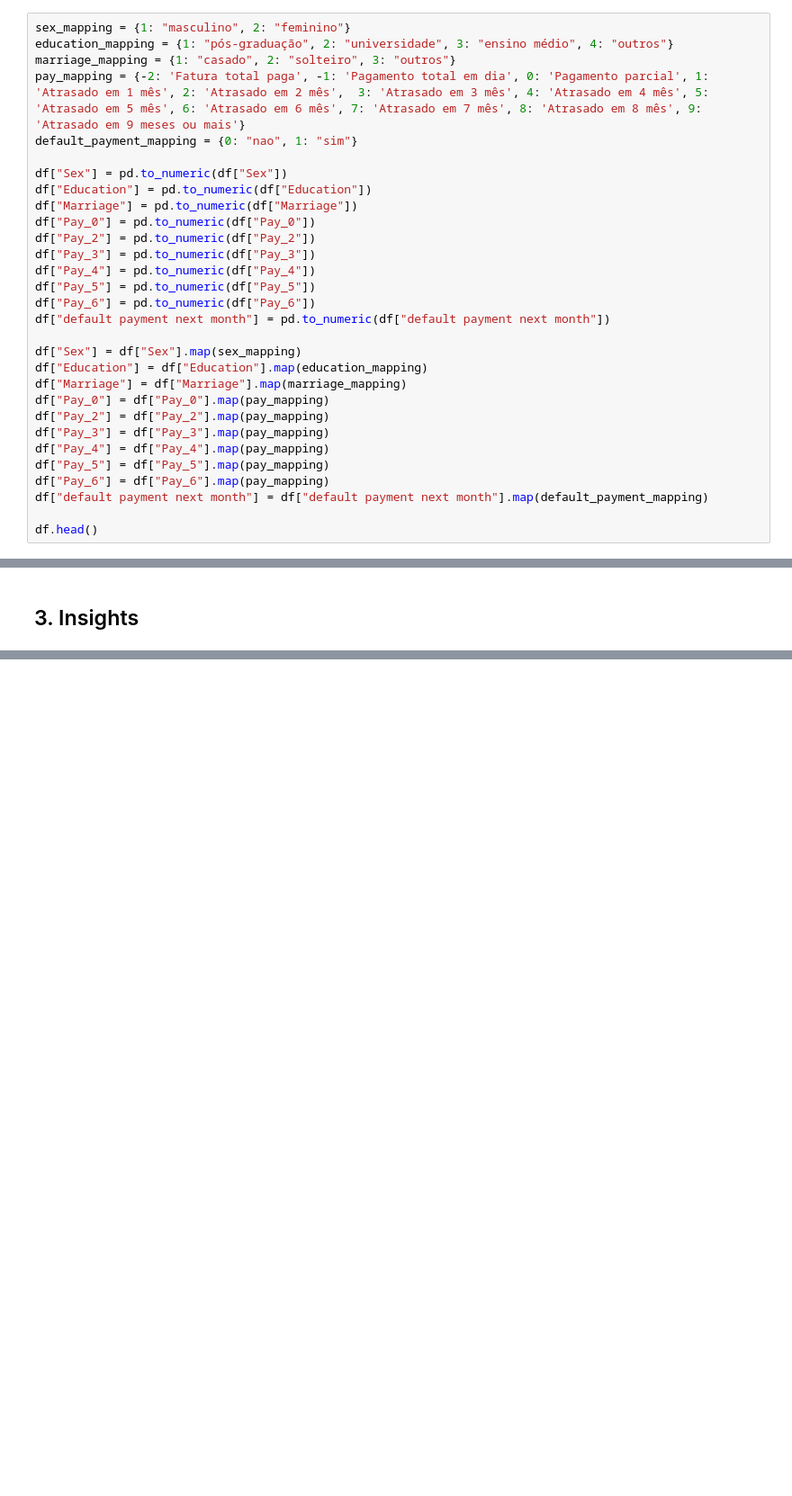
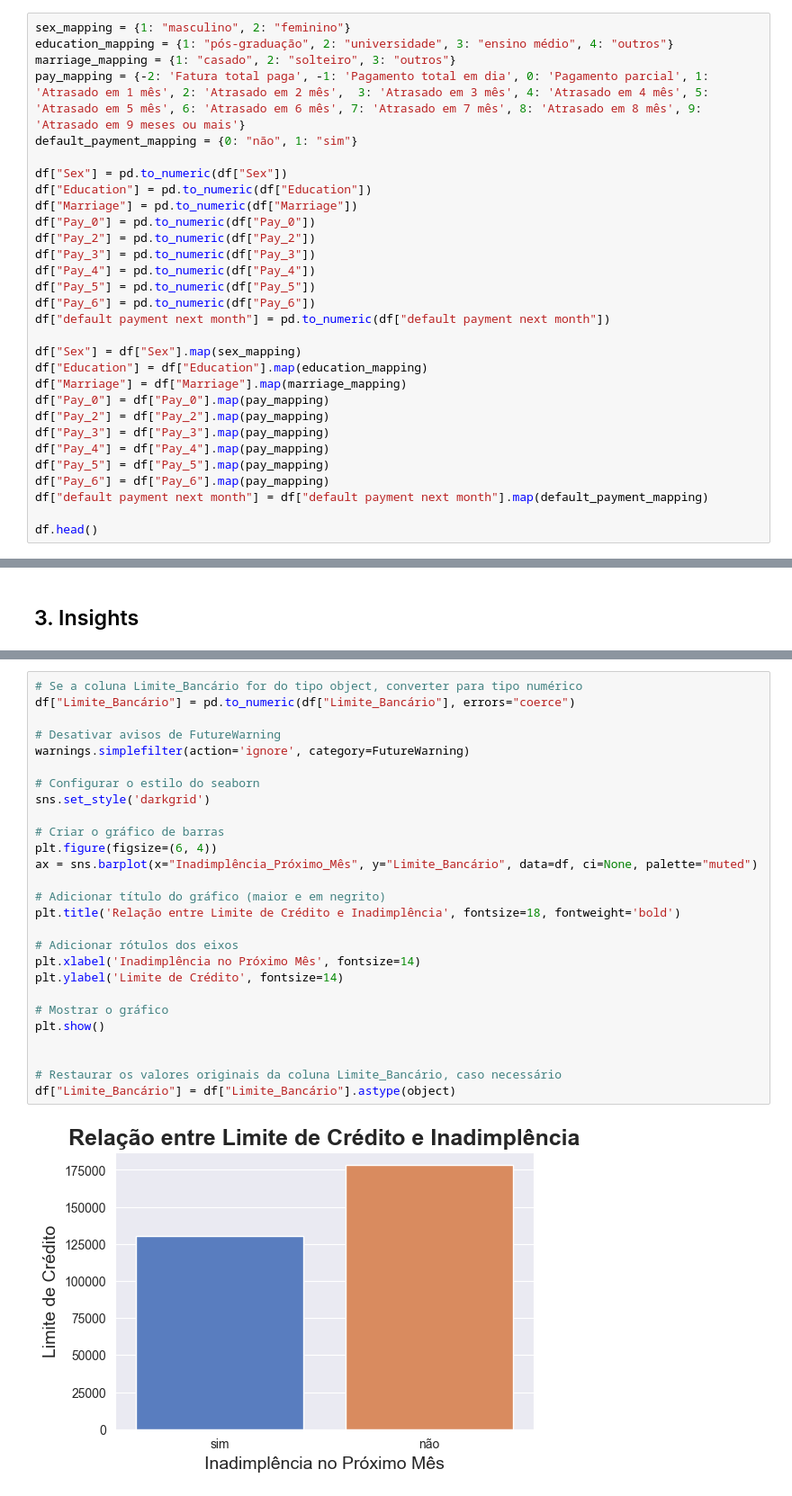
Before and after one commit to IgorPrGv/Avanti-Bootcamp-CienciaDeDados, a Jupyter notebook: notebooks/01-exploratory_data_analysis.ipynb, the cells around one changed output, grey strips where cells are left out. Shown: that part at 90% size. Cells and saved outputs as stored; diff of their text form; blank space fills up the shorter version.

Commit message:
Atualizações em notebooks/01-exploratory_data_analysis.ipynb

```diff
--- a/notebooks/01-exploratory_data_analysis.ipynb
+++ b/notebooks/01-exploratory_data_analysis.ipynb
@@ -34,7 +38,7 @@ sex_mapping = {1: "masculino", 2: "feminino"}
 education_mapping = {1: "pós-graduação", 2: "universidade", 3: "ensino médio", 4: "outros"}
 marriage_mapping = {1: "casado", 2: "solteiro", 3: "outros"}
 pay_mapping = {-2: 'Fatura total paga', -1: 'Pagamento total em dia', 0: 'Pagamento parcial', 1: 'Atrasado em 1 mês', 2: 'Atrasado em 2 mês',  3: 'Atrasado em 3 mês', 4: 'Atrasado em 4 mês', 5: 'Atrasado em 5 mês', 6: 'Atrasado em 6 mês', 7: 'Atrasado em 7 mês', 8: 'Atrasado em 8 mês', 9: 'Atrasado em 9 meses ou mais'}
-default_payment_mapping = {0: "nao", 1: "sim"}
+default_payment_mapping = {0: "não", 1: "sim"}
 
 df["Sex"] = pd.to_numeric(df["Sex"])
 df["Education"] = pd.to_numeric(df["Education"])
@@ -341,0 +382,29 @@ Como podemos observar, o dataframe não possui nenhum dado faltante. Dessa forma
+# %%
+# Se a coluna Limite_Bancário for do tipo object, converter para tipo numérico
+df["Limite_Bancário"] = pd.to_numeric(df["Limite_Bancário"], errors="coerce")
+
+# Desativar avisos de FutureWarning
+warnings.simplefilter(action='ignore', category=FutureWarning)
+
+# Configurar o estilo do seaborn
+sns.set_style('darkgrid')
+
+# Criar o gráfico de barras
+plt.figure(figsize=(6, 4))
+ax = sns.barplot(x="Inadimplência_Próximo_Mês", y="Limite_Bancário", data=df, ci=None, palette="muted")
+
+# Adicionar título do gráfico (maior e em negrito)
+plt.title('Relação entre Limite de Crédito e Inadimplência', fontsize=18, fontweight='bold')
+
+# Adicionar rótulos dos eixos
+plt.xlabel('Inadimplência no Próximo Mês', fontsize=14)
+plt.ylabel('Limite de Crédito', fontsize=14)
+
+# Mostrar o gráfico
+plt.show()
+
+
+# Restaurar os valores originais da coluna Limite_Bancário, caso necessário
+df["Limite_Bancário"] = df["Limite_Bancário"].astype(object)
+# %% [output]
+[figure, added]
```
Also changed, not shown: parts of 20 cells of this notebook.
